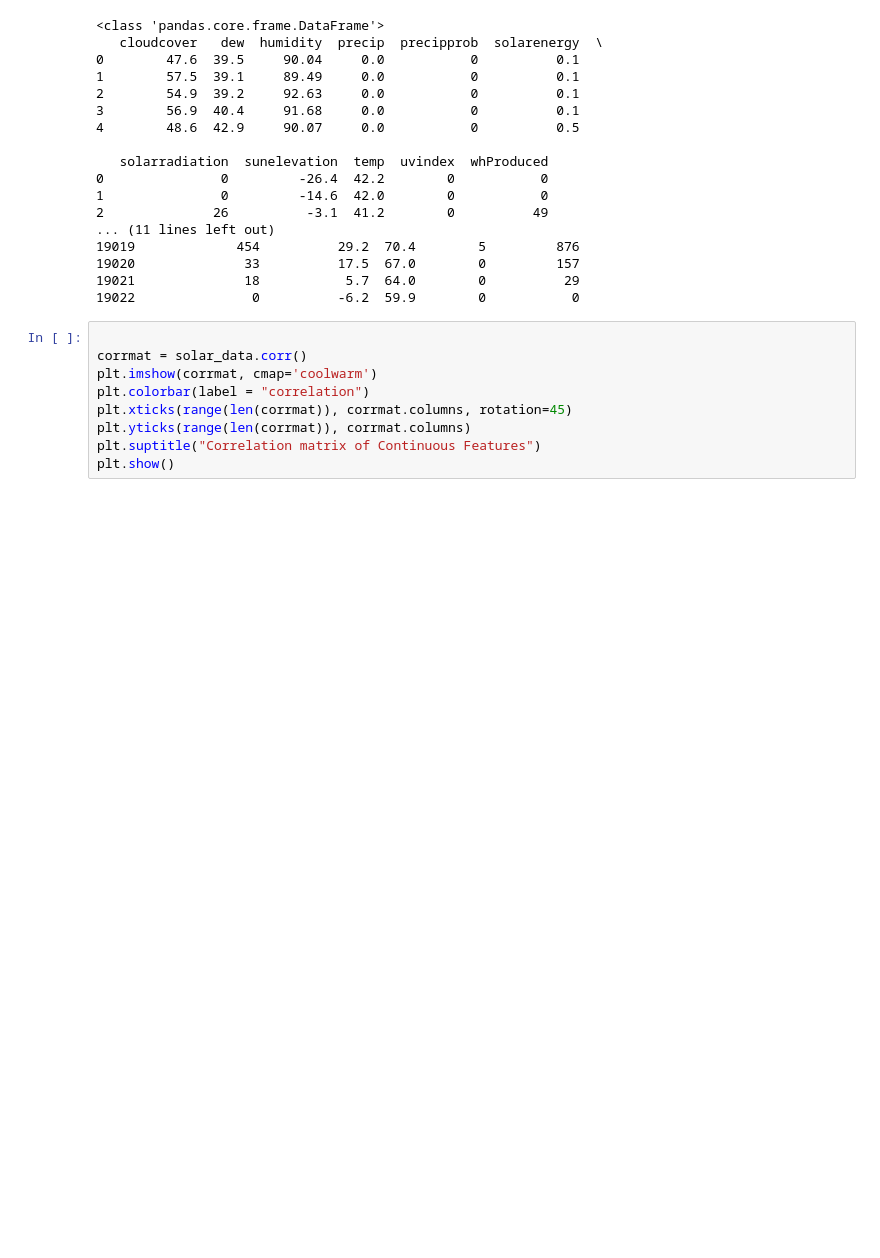
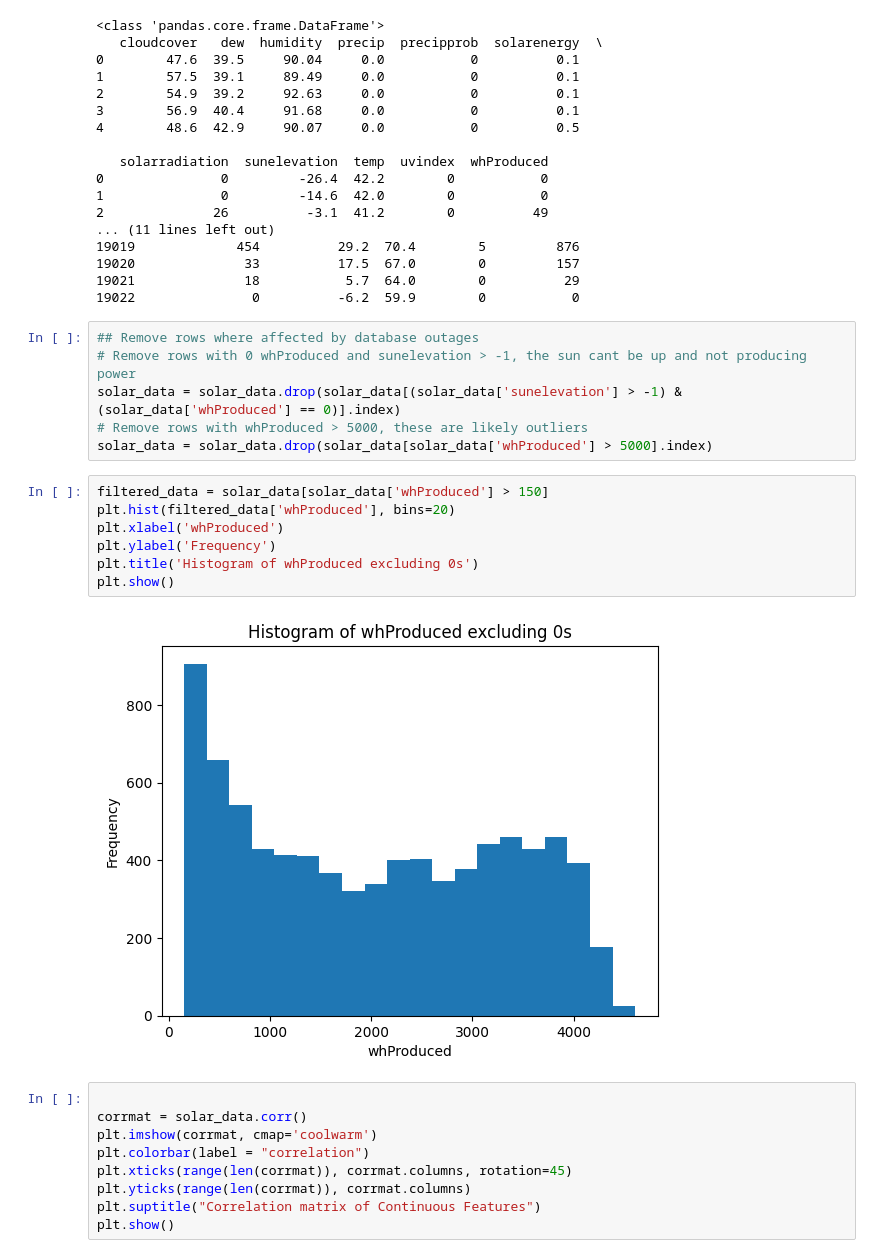
Before and after one commit to uppercaseVar/ECS171-Project, a Jupyter notebook: Project.ipynb, the cells around one changed output. Saved outputs shown, nothing was run; the diff lists cells and outputs as text; blank space fills up the shorter version.

Commit message:
Added some data cleaning code

```diff
--- a/Project.ipynb
+++ b/Project.ipynb
@@ -56,6 +56,21 @@ print("\n")
 19020              33          17.5  67.0        0         157
 19021              18           5.7  64.0        0          29
 19022               0          -6.2  59.9        0           0
+# %%
+## Remove rows where affected by database outages
+# Remove rows with 0 whProduced and sunelevation > -1, the sun cant be up and not producing power
+solar_data = solar_data.drop(solar_data[(solar_data['sunelevation'] > -1) & (solar_data['whProduced'] == 0)].index)
+# Remove rows with whProduced > 5000, these are likely outliers
+solar_data = solar_data.drop(solar_data[solar_data['whProduced'] > 5000].index)
+# %%
+filtered_data = solar_data[solar_data['whProduced'] > 150]
+plt.hist(filtered_data['whProduced'], bins=20)
+plt.xlabel('whProduced')
+plt.ylabel('Frequency')
+plt.title('Histogram of whProduced excluding 0s')
+plt.show()
+# %% [output]
+[figure, added]
 # %%
 
 corrmat = solar_data.corr()
```
